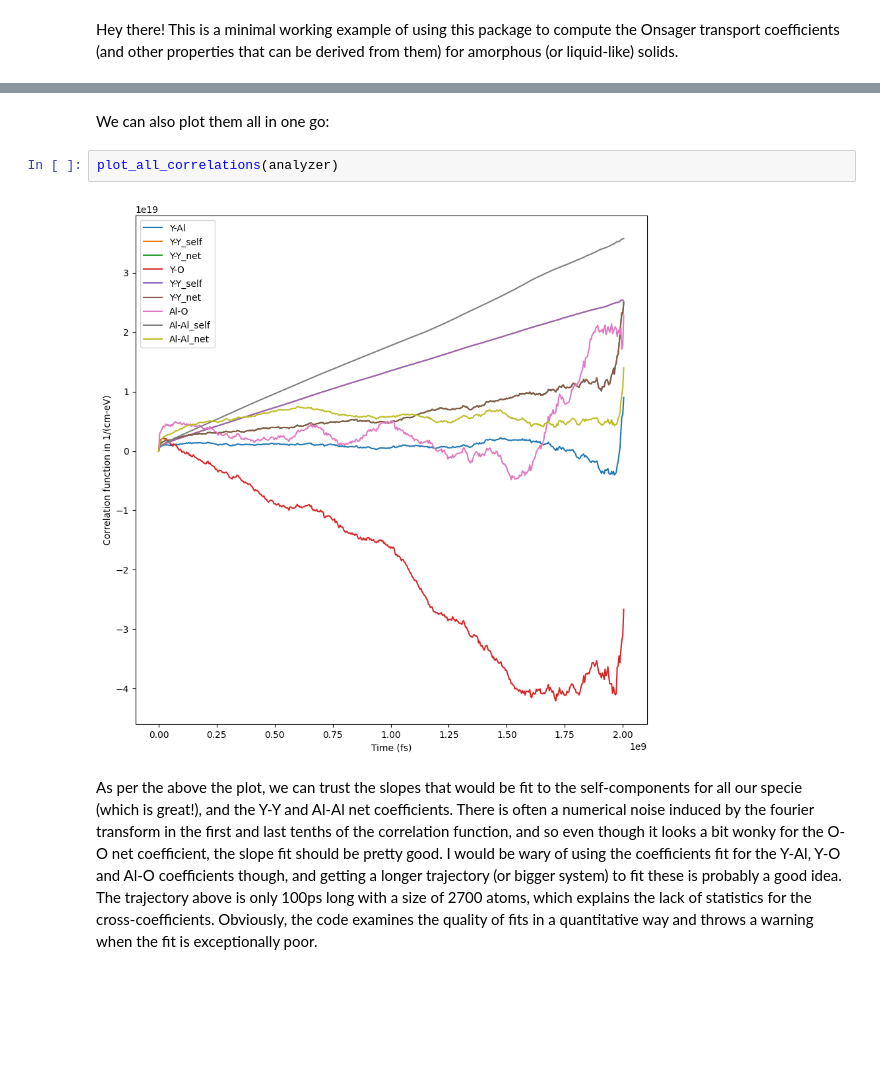
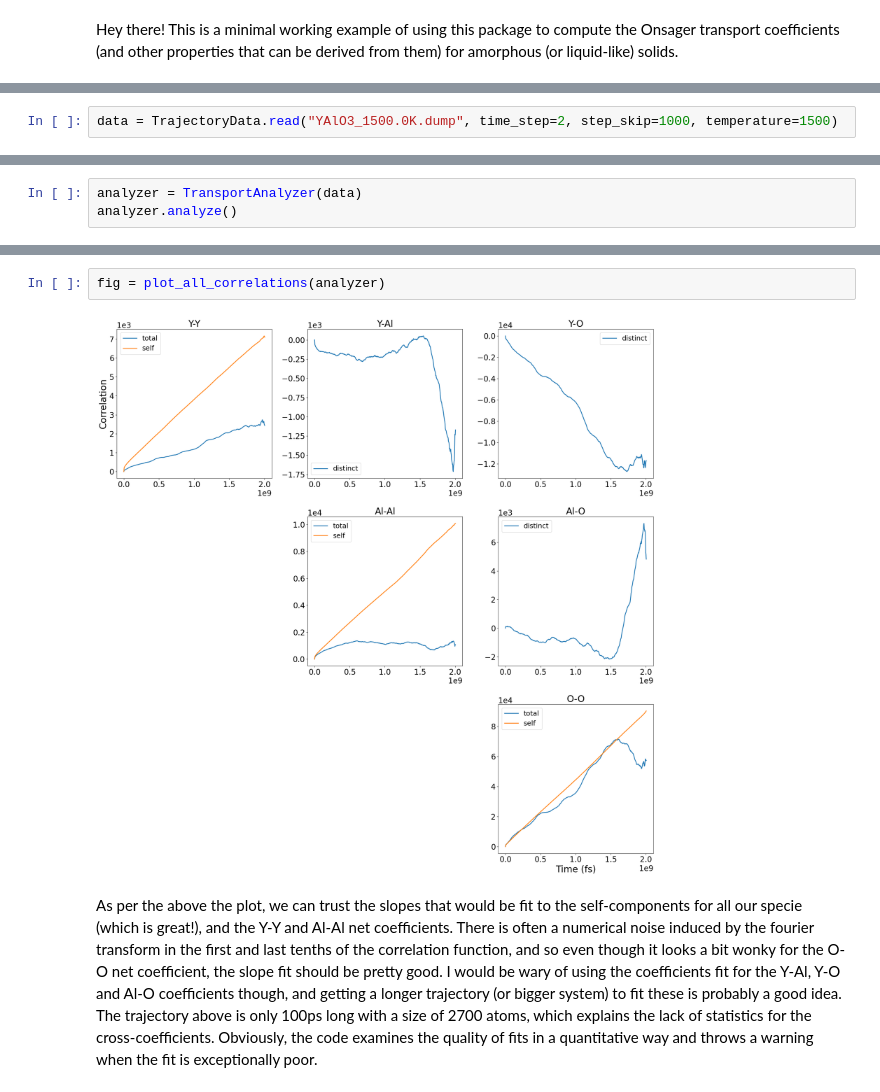
Before and after one commit to vir-k01/py-OATS, a Jupyter notebook: examples/example.ipynb, the cells around one changed output, grey strips where cells are left out. Drawn from its saved outputs; the diff is of its cells as text; blank space fills up the shorter version.

```diff
--- a/examples/example.ipynb
+++ b/examples/example.ipynb
@@ -15,0 +8,2 @@ analyzer = OnsagerTransportAnalyzer.from_lammps_dump(file, temperature=1500, spe
+# %%
+data = TrajectoryData.read("YAlO3_1500.0K.dump", time_step=2, step_skip=1000, temperature=1500)
@@ -15,0 +14,3 @@ analyzer = OnsagerTransportAnalyzer.from_lammps_dump(file, temperature=1500, spe
+# %%
+analyzer = TransportAnalyzer(data)
+analyzer.analyze()
@@ -48,8 +77,6 @@ plot_correlation_pairwise(analyzer)
-# %% [markdown]
-We can also plot them all in one go:
-# %%
-plot_all_correlations(analyzer)
-# %% [output]
-[figure, removed]
+# %%
+fig = plot_all_correlations(analyzer)
+# %% [output]
+[figure, added]
 # %% [markdown]
 As per the above the plot, we can trust the slopes that would be fit to the self-components for all our specie (which is great!), and the Y-Y and Al-Al net coefficients. There is often a numerical noise induced by the fourier transform in the first and last tenths of the correlation function, and so even though it looks a bit wonky for the O-O net coefficient, the slope fit should be pretty good. I would be wary of using the coefficients fit for the Y-Al, Y-O and Al-O coefficients though, and getting a longer trajectory (or bigger system) to fit these is probably a good idea. The trajectory above is only 100ps long with a size of 2700 atoms, which explains the lack of statistics for the cross-coefficients. Obviously, the code examines the quality of fits in a quantitative way and throws a warning when the fit is exceptionally poor.
```
Also changed, not shown: parts of 21 cells of this notebook.
